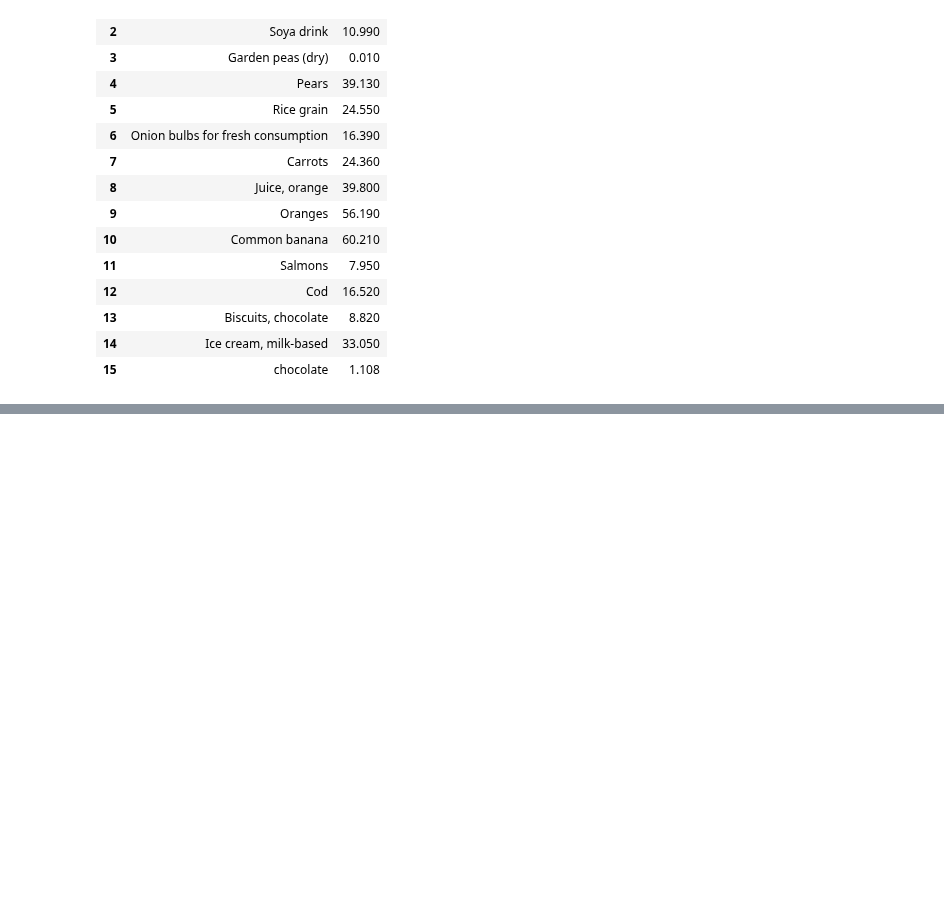
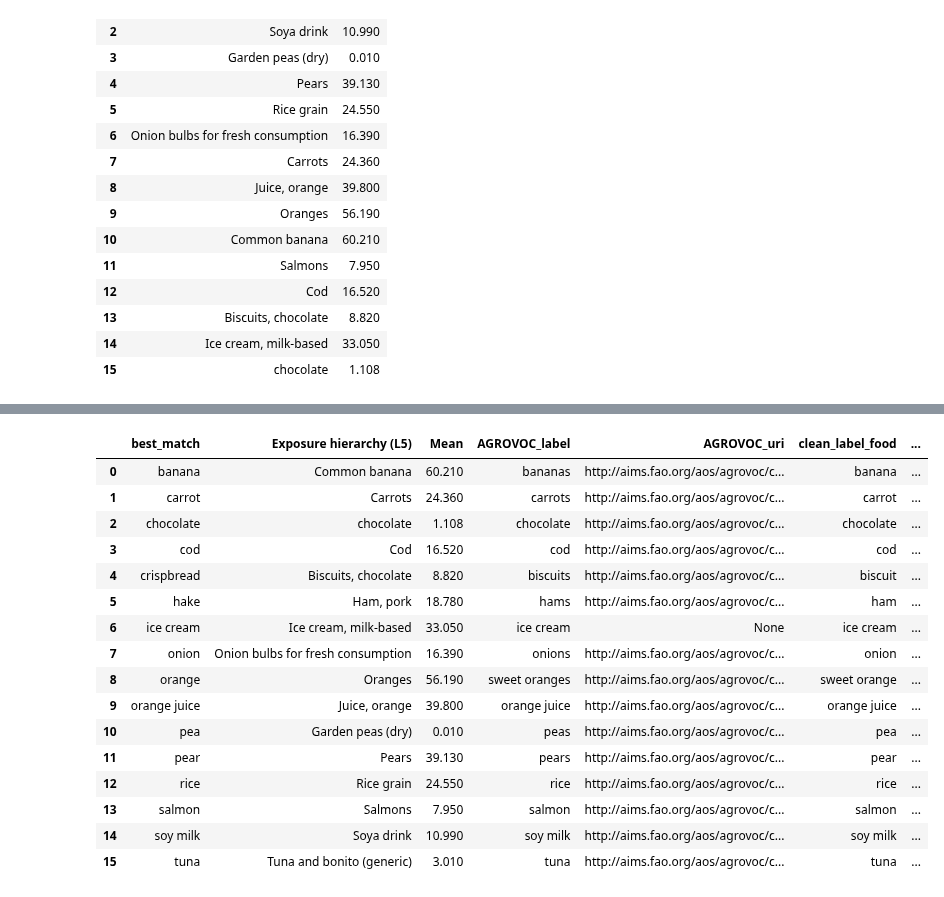
Before and after one commit to TCoaM/TrueCostOfAMeal, a Jupyter notebook: simo_data_integration_other_solution.ipynb, the cells around one changed output, grey strips where cells are left out. Cells and saved outputs as stored; diff of their text form; code cells hidden in the pictures; blank space fills up the shorter version.

```diff
--- a/simo_data_integration_other_solution.ipynb
+++ b/simo_data_integration_other_solution.ipynb
@@ -1253,6 +1330,26 @@ def keep_best_rows(df, column_name):
     return df.groupby("best_match", as_index=False, group_keys=False).apply(pick_best, include_groups = False).reset_index(drop=True)
 # %%
 food_rows_merged = keep_best_rows(food_rows_merged, "Food commodity ITEM")
+# %%
+food_rows_merged
+# %% [output]
+|  | best_match | Exposure hierarchy (L5) | Mean | AGROVOC_label | AGROVOC_uri | clean_label_food | ... |
+| 0 | banana | Common banana | 60.210 | bananas | http://aims.fao.org/aos/agrovoc/c... | banana | ... |
+| 1 | carrot | Carrots | 24.360 | carrots | http://aims.fao.org/aos/agrovoc/c... | carrot | ... |
+| 2 | chocolate | chocolate | 1.108 | chocolate | http://aims.fao.org/aos/agrovoc/c... | chocolate | ... |
+| 3 | cod | Cod | 16.520 | cod | http://aims.fao.org/aos/agrovoc/c... | cod | ... |
+| 4 | crispbread | Biscuits, chocolate | 8.820 | biscuits | http://aims.fao.org/aos/agrovoc/c... | biscuit | ... |
+| 5 | hake | Ham, pork | 18.780 | hams | http://aims.fao.org/aos/agrovoc/c... | ham | ... |
+| 6 | ice cream | Ice cream, milk-based | 33.050 | ice cream | None | ice cream | ... |
+| 7 | onion | Onion bulbs for fresh consumption | 16.390 | onions | http://aims.fao.org/aos/agrovoc/c... | onion | ... |
+| 8 | orange | Oranges | 56.190 | sweet oranges | http://aims.fao.org/aos/agrovoc/c... | sweet orange | ... |
+| 9 | orange juice | Juice, orange | 39.800 | orange juice | http://aims.fao.org/aos/agrovoc/c... | orange juice | ... |
+| 10 | pea | Garden peas (dry) | 0.010 | peas | http://aims.fao.org/aos/agrovoc/c... | pea | ... |
+| 11 | pear | Pears | 39.130 | pears | http://aims.fao.org/aos/agrovoc/c... | pear | ... |
+| 12 | rice | Rice grain | 24.550 | rice | http://aims.fao.org/aos/agrovoc/c... | rice | ... |
+| 13 | salmon | Salmons | 7.950 | salmon | http://aims.fao.org/aos/agrovoc/c... | salmon | ... |
+| 14 | soy milk | Soya drink | 10.990 | soy milk | http://aims.fao.org/aos/agrovoc/c... | soy milk | ... |
+| 15 | tuna | Tuna and bonito (generic) | 3.010 | tuna | http://aims.fao.org/aos/agrovoc/c... | tuna | ... |
 # %%
 # Semantic matching with the water footprint DataFrame
 food_rows_wf_matched = find_semantic_matches(
```
Also changed, not shown: parts of 26 cells of this notebook, 3 other files.
